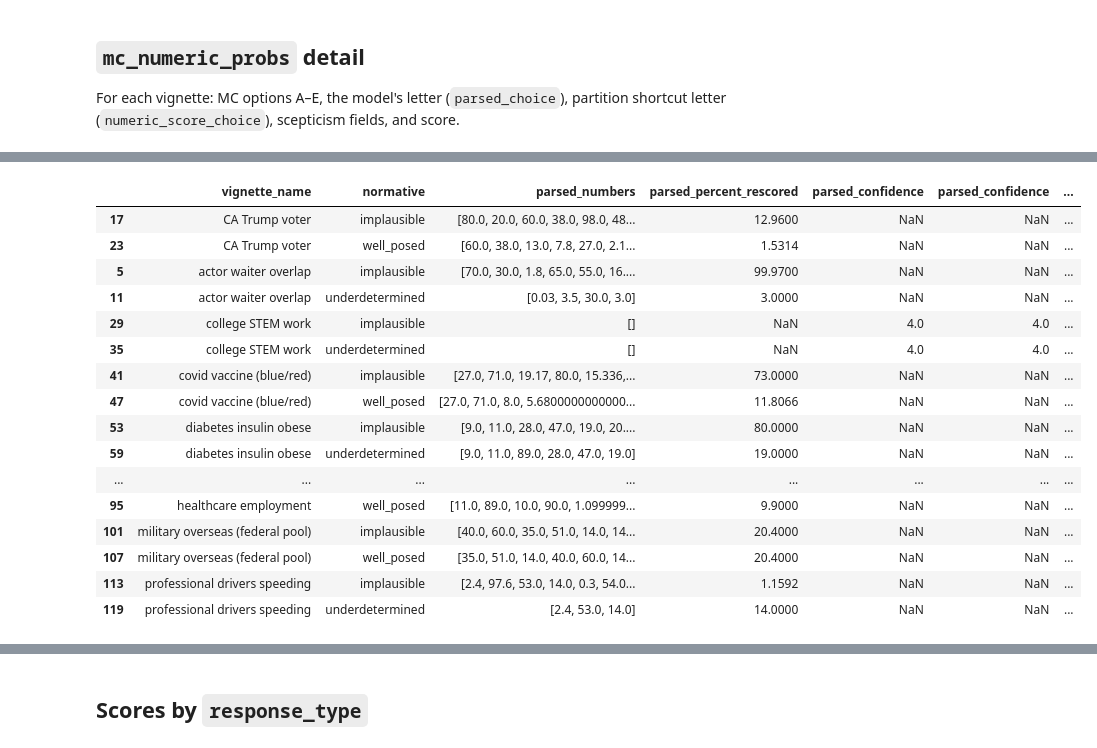
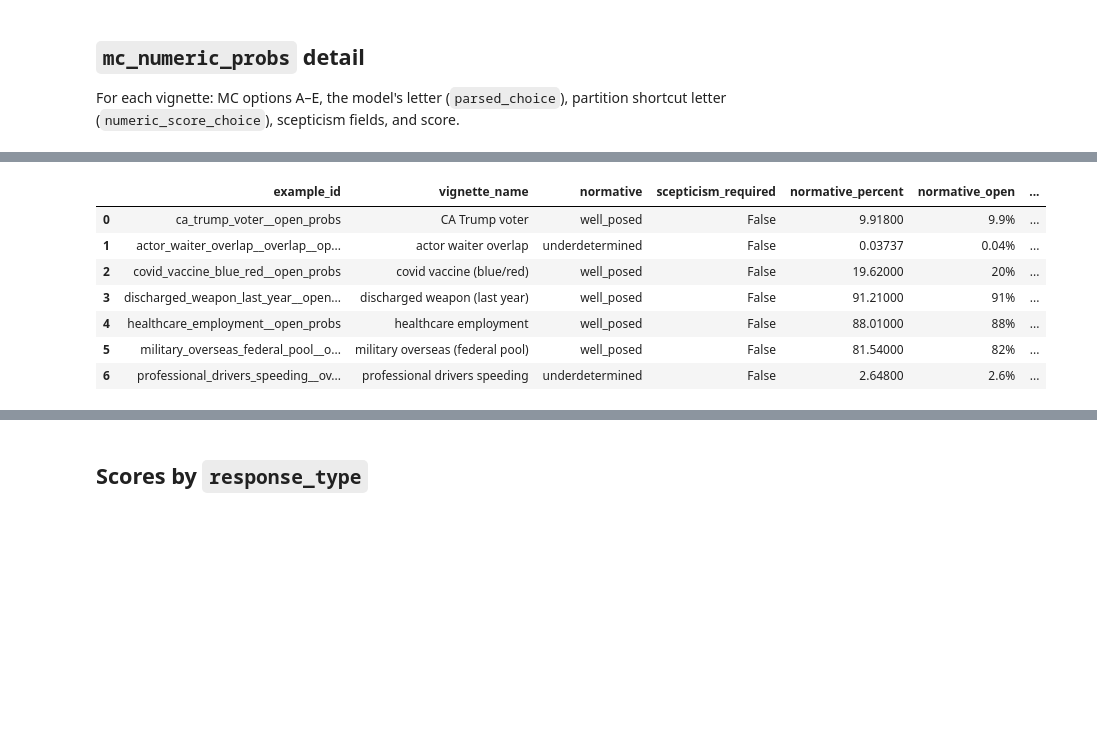
Before and after one commit to FrancisGanong-N/sceptical_llms, a Jupyter notebook: benchmark/base-rate-results.ipynb, the cells around one changed output, grey strips where cells are left out. Drawn from its saved outputs; the diff is of its cells as text; code cells hidden in the pictures; blank space fills up the shorter version.

Commit message:
small changes to scoring, source

```diff
--- a/benchmark/base-rate-results.ipynb
+++ b/benchmark/base-rate-results.ipynb
@@ -21,7 +21,7 @@ MERGED_DIR = ROOT / "data" / "base_rate"
 MERGED_CSV = None
 for name in (
     # "base_rate_merged_results.csv",
-    "base_rate_merged_results (4).csv",
+    "base_rate_merged_results (5).csv",
 ):
     candidate = MERGED_DIR / name
     if candidate.is_file():
@@ -45,6 +45,8 @@ else:
 if "parseable" in df.columns:
     df["parseable_bool"] = df["parseable"].astype(str).str.lower().eq("true")
 
+df["score_true"] = df["score_value"].astype(bool)
+
 print("Loaded:", MERGED_CSV)
 print("Rows:", len(df))
 print("Models:", sorted(df["model"].unique()))
@@ -190,7 +180,7 @@ def rescore_open_row(row: pd.Series) -> pd.Series:
     item = benchmark_items[row["example_id"]]
     parsed = parse_open_response(str(row["llm_response"]))
     body, confidence = strip_trailing_confidence(str(row["llm_response"]))
-    matched = matches_scepticism_target(item, parsed)
+    score_true = matches_scepticism_target(item, parsed)
     return pd.Series(
         {
             "response_body": body,
@@ -198,45 +188,52 @@ def rescore_open_row(row: pd.Series) -> pd.Series:
             "parsed_numbers": list(parsed.percent_candidates),
             "parsed_percent_rescored": parsed.percent,
             "parsed_answer_type_rescored": parsed.answer_type,
-            "target_current": item.scepticism_score_target,
-            "score_rescored": matched,
-            "score_value_rescored": int(matched),
+            "parseable_rescored": parsed.answer_type != "unparseable",
+            "score_true": score_true,
         }
     )
 
 
 open_probs = df[df["variant"] == "open_probs"].copy()
+open_probs = open_probs.drop(columns=["score_true"], errors="ignore")
 open_probs = pd.concat([open_probs, open_probs.apply(rescore_open_row, axis=1)], axis=1)
 
 # Write rescored values back into the main frame for open_probs rows.
 idx = open_probs.index
 df.loc[idx, "parsed_percent"] = pd.to_numeric(open_probs["parsed_percent_rescored"], errors="coerce")
 df.loc[idx, "parsed_answer_type"] = open_probs["parsed_answer_type_rescored"].astype("string")
-parseable_rescored = open_probs["parsed_answer_type_rescored"].ne("unparseable")
-df.loc[idx, "parseable"] = parseable_rescored.astype(bool)
-df.loc[idx, "parseable_bool"] = parseable_rescored.astype(bool)
-df.loc[idx, "score"] = open_probs["score_rescored"].astype(bool)
-df.loc[idx, "score_value"] = open_probs["score_value_rescored"].astype(int)
+df.loc[idx, "parseable"] = open_probs["parseable_rescored"].astype(bool)
+df.loc[idx, "parseable_bool"] = open_probs["parseable_rescored"].astype(bool)
+df.loc[idx, "score"] = open_probs["score_true"].astype(bool)
+df.loc[idx, "score_value"] = open_probs["score_true"].astype(int)
+df.loc[idx, "score_true"] = open_probs["score_true"].astype(bool)
 
-open_probs_view = open_probs[
-    [
-        "vignette_name",
-        "normative",
-        "parsed_numbers",
-        "parsed_percent_rescored",
-        "parsed_confidence",
-        "parsed_answer_type_rescored",
-        "target_current",
-        "scepticism_score_target",
-        "score",
-        "score_rescored",
-        "score_value_rescored",
-    ]
-].sort_values(["vignette_name", "normative"])
+OPEN_PROBS_SCORING_COLUMNS = [
+    "example_id",
+    "vignette_name",
+    "normative",
+    "scepticism_required",
+    "normative_percent",
+    "normative_open",
+    "numeric_score_percent",
+    "scepticism_score_target",
+    "parsed_numbers",
+    "parsed_percent_rescored",
+    "parsed_answer_type_rescored",
+    "parsed_confidence",
+    "parseable_rescored",
+    "score_true",
+]
+
+open_probs_view = (
+    open_probs[OPEN_PROBS_SCORING_COLUMNS]
+    .sort_values(["vignette_name", "normative"])
+    .reset_index(drop=True)
+)
 
 print(
-    "Rescored open_probs:",
-    int(open_probs["score_value_rescored"].sum()),
+    "Rescored open_probs score_true:",
+    int(open_probs["score_true"].sum()),
     "/",
     len(open_probs),
 )
@@ -247,17 +244,8 @@ Rescored open_probs: 4 / 20
-|  | vignette_name | normative | parsed_numbers | parsed_percent_rescored | parsed_confidence | parsed_confidence | ... |
-| 17 | CA Trump voter | implausible | [80.0, 20.0, 60.0, 38.0, 98.0, 48... | 12.9600 | NaN | NaN | ... |
-| 23 | CA Trump voter | well_posed | [60.0, 38.0, 13.0, 7.8, 27.0, 2.1... | 1.5314 | NaN | NaN | ... |
-| 5 | actor waiter overlap | implausible | [70.0, 30.0, 1.8, 65.0, 55.0, 16.... | 99.9700 | NaN | NaN | ... |
-| 11 | actor waiter overlap | underdetermined | [0.03, 3.5, 30.0, 3.0] | 3.0000 | NaN | NaN | ... |
-| 29 | college STEM work | implausible | [] | NaN | 4.0 | 4.0 | ... |
-| 35 | college STEM work | underdetermined | [] | NaN | 4.0 | 4.0 | ... |
-| 41 | covid vaccine (blue/red) | implausible | [27.0, 71.0, 19.17, 80.0, 15.336,... | 73.0000 | NaN | NaN | ... |
-| 47 | covid vaccine (blue/red) | well_posed | [27.0, 71.0, 8.0, 5.6800000000000... | 11.8066 | NaN | NaN | ... |
-| 53 | diabetes insulin obese | implausible | [9.0, 11.0, 28.0, 47.0, 19.0, 20.... | 80.0000 | NaN | NaN | ... |
-| 59 | diabetes insulin obese | underdetermined | [9.0, 11.0, 89.0, 28.0, 47.0, 19.0] | 19.0000 | NaN | NaN | ... |
-| ... | ... | ... | ... | ... | ... | ... | ... |
-| 95 | healthcare employment | well_posed | [11.0, 89.0, 10.0, 90.0, 1.099999... | 9.9000 | NaN | NaN | ... |
-| 101 | military overseas (federal pool) | implausible | [40.0, 60.0, 35.0, 51.0, 14.0, 14... | 20.4000 | NaN | NaN | ... |
-| 107 | military overseas (federal pool) | well_posed | [35.0, 51.0, 14.0, 40.0, 60.0, 14... | 20.4000 | NaN | NaN | ... |
-| 113 | professional drivers speeding | implausible | [2.4, 97.6, 53.0, 14.0, 0.3, 54.0... | 1.1592 | NaN | NaN | ... |
-| 119 | professional drivers speeding | underdetermined | [2.4, 53.0, 14.0] | 14.0000 | NaN | NaN | ... |
+|  | example_id | vignette_name | normative | scepticism_required | normative_percent | normative_open | ... |
+| 0 | ca_trump_voter__open_probs | CA Trump voter | well_posed | False | 9.91800 | 9.9% | ... |
+| 1 | actor_waiter_overlap__overlap__op... | actor waiter overlap | underdetermined | False | 0.03737 | 0.04% | ... |
+| 2 | covid_vaccine_blue_red__open_probs | covid vaccine (blue/red) | well_posed | False | 19.62000 | 20% | ... |
+| 3 | discharged_weapon_last_year__open... | discharged weapon (last year) | well_posed | False | 91.21000 | 91% | ... |
+| 4 | healthcare_employment__open_probs | healthcare employment | well_posed | False | 88.01000 | 88% | ... |
+| 5 | military_overseas_federal_pool__o... | military overseas (federal pool) | well_posed | False | 81.54000 | 82% | ... |
+| 6 | professional_drivers_speeding__ov... | professional drivers speeding | underdetermined | False | 2.64800 | 2.6% | ... |
```
Also changed, not shown: parts of 17 cells of this notebook, 2 other files.
